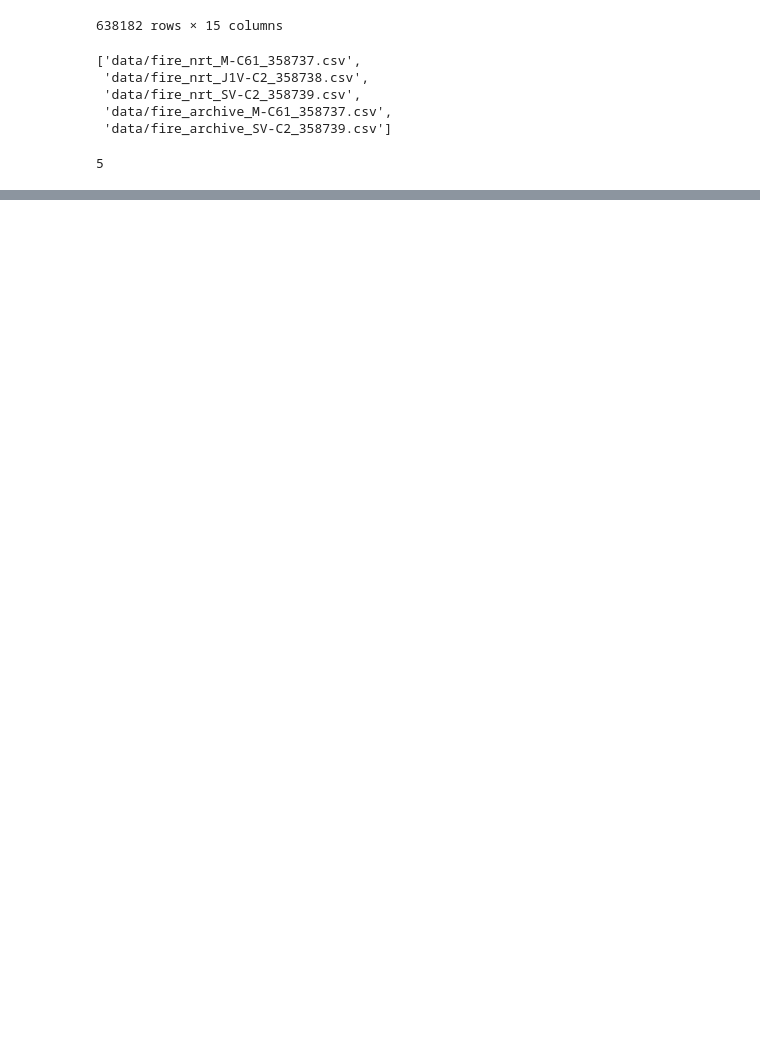
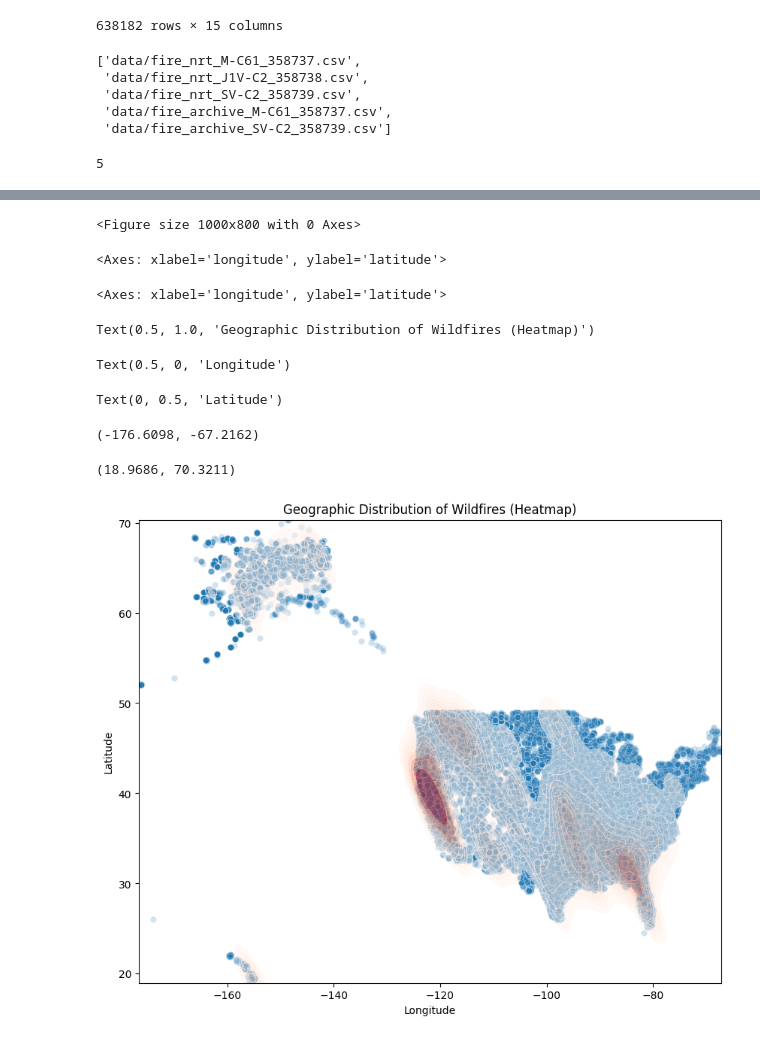
Before and after one commit to FormulaMonks/wildfire-predictor, a Jupyter notebook: dataset_creator.ipynb, the cells around one changed output, grey strips where cells are left out. Drawn from its saved outputs; the diff is of its cells as text; code cells hidden in the pictures; blank space fills up the shorter version.

```diff
--- a/dataset_creator.ipynb
+++ b/dataset_creator.ipynb
@@ -91,0 +161,29 @@ filestats.sort_values(by=['start', 'instrument'])
+# %%
+latitude = data['latitude']
+longitude = data['longitude']
+
+# Create a scatter plot of latitude and longitude
+plt.figure(figsize=(10, 8))
+
+# Scatter plot with low alpha for data points
+sns.scatterplot(x=longitude, y=latitude, alpha=0.2)
+
+# Overlay a kernel density estimate (KDE) plot for heatmap effect
+sns.kdeplot(x=longitude, y=latitude, cmap="Reds", fill=True, alpha=0.5)
+
+plt.title('Geographic Distribution of Wildfires (Heatmap)')
+plt.xlabel('Longitude')
+plt.ylabel('Latitude')
+plt.xlim(data['longitude'].min(), data['longitude'].max())
+plt.ylim(data['latitude'].min(), data['latitude'].max())
+plt.show()
+# %% [output]
+<Figure size 1000x800 with 0 Axes>
+<Axes: xlabel='longitude', ylabel='latitude'>
+<Axes: xlabel='longitude', ylabel='latitude'>
+Text(0.5, 1.0, 'Geographic Distribution of Wildfires (Heatmap)')
+Text(0.5, 0, 'Longitude')
+Text(0, 0.5, 'Latitude')
+(-176.6098, -67.2162)
+(18.9686, 70.3211)
+[figure, added]
```
Also changed, not shown: parts of 23 cells of this notebook, 2 other files.
